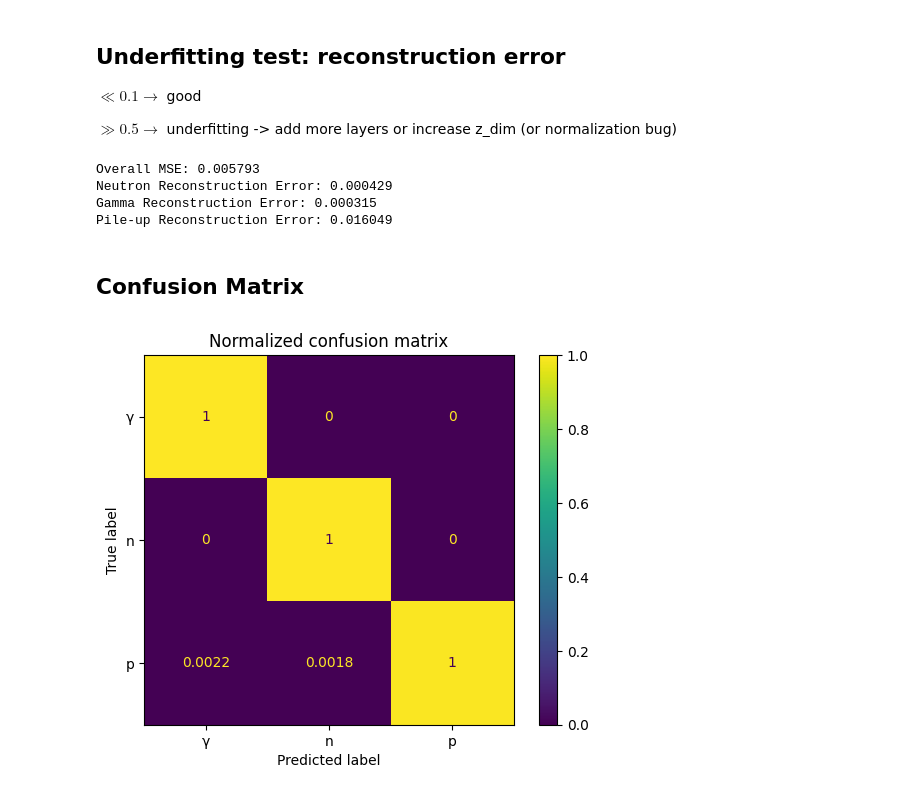
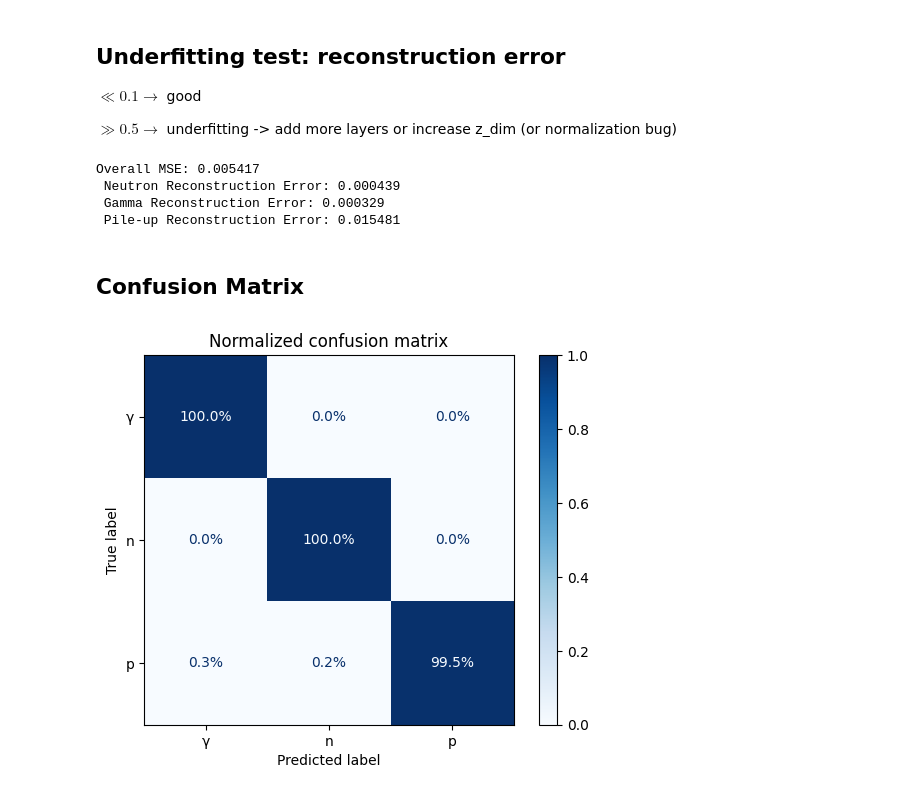
Before and after one commit to eberthol/PSD_GMVA_paper, a Jupyter notebook: GMVAE/Minimal_GMVAE.ipynb, the cells around one changed output. Drawn from its saved outputs; the diff is of its cells as text; code cells hidden in the pictures.

Commit message:
add script with functions to analyse the training output

```diff
--- a/GMVAE/Minimal_GMVAE.ipynb
+++ b/GMVAE/Minimal_GMVAE.ipynb
@@ -84,0 +39,6 @@ time_shifts shape (pile-up only) (40000,)
+# %%
+data = np.load(f"../synthetic_data/synthetic_training_allCases_120k_noise_{noise_level}.npz")
+
+X_train = data["X"]
+Y_train = data["y"]
+shifts_pileup_train = data["meta"]
@@ -221,28 +158,14 @@ GMVAE(
  $ \ll 0.1 \rightarrow$ good
 
  $ \gg 0.5 \rightarrow$ underfitting -> add more layers or increase z_dim (or normalization bug)
-# %%
-model.eval()
-with torch.no_grad():
-    x_hat, logits, mu, logvar  = model(x_test)
-# Calculate overall error (aka reconstruction error)
-overall_mse = torch.mean((x_test - x_hat)**2).item()
-print(f"Overall MSE: {overall_mse:.6f}")
-
-# Calculate error PER CATEGORY (Critical for VMAE diagnostics)
-for label, name in enumerate(['Neutron', 'Gamma', 'Pile-up']):
-    mask = (y_test == label)
-    if mask.sum() > 0:
-        cat_mse = torch.mean((x_test[mask] - x_hat[mask])**2).item()
-        print(f"{name} Reconstruction Error: {cat_mse:.6f}")
-
-# Sanity check:
-# ≪ 0.1 → good
-# ≫ 0.5 → normalization or model bug [underfitting -> add more layers or increase z_dim]
-# %% [output]
-Overall MSE: 0.005793
-Neutron Reconstruction Error: 0.000429
-Gamma Reconstruction Error: 0.000315
-Pile-up Reconstruction Error: 0.016049
+# %%
+x_train = torch.tensor(X_train).float().to(device)
+y_train = torch.tensor(Y_train).long().to(device)
+gpv.reconstruction_error(model, x_train, y_train)
+# %% [output]
+Overall MSE: 0.005417
+ Neutron Reconstruction Error: 0.000439
+ Gamma Reconstruction Error: 0.000329
+ Pile-up Reconstruction Error: 0.015481
 # %% [markdown]
 ## Confusion Matrix
@@ -270,4 +172,4 @@ def plot_confusion_matrix(dataloader, model):
 # %%
-plot_confusion_matrix(train_loader, model)
+gpv.plot_confusion_matrix(train_loader, model)
 # %% [output]
-[figure, old version]
+[figure, new version]
```
Also changed, not shown: parts of 28 cells of this notebook, 2 other files.
